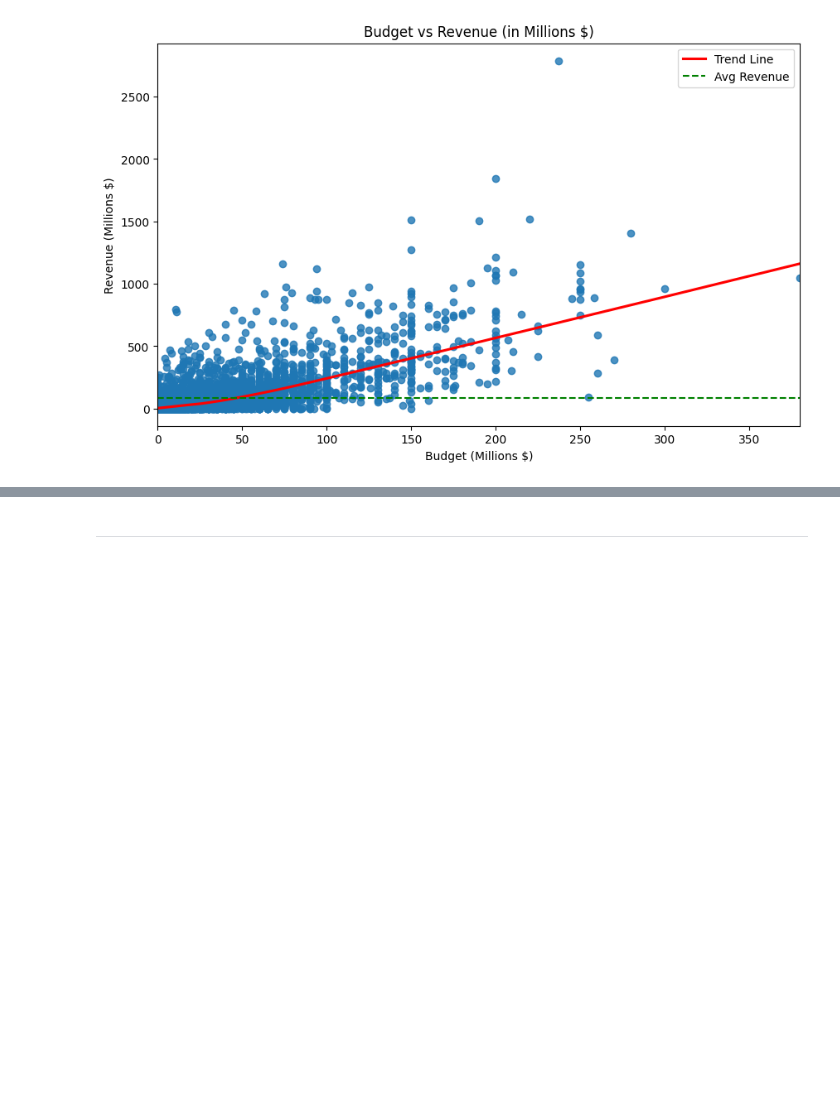
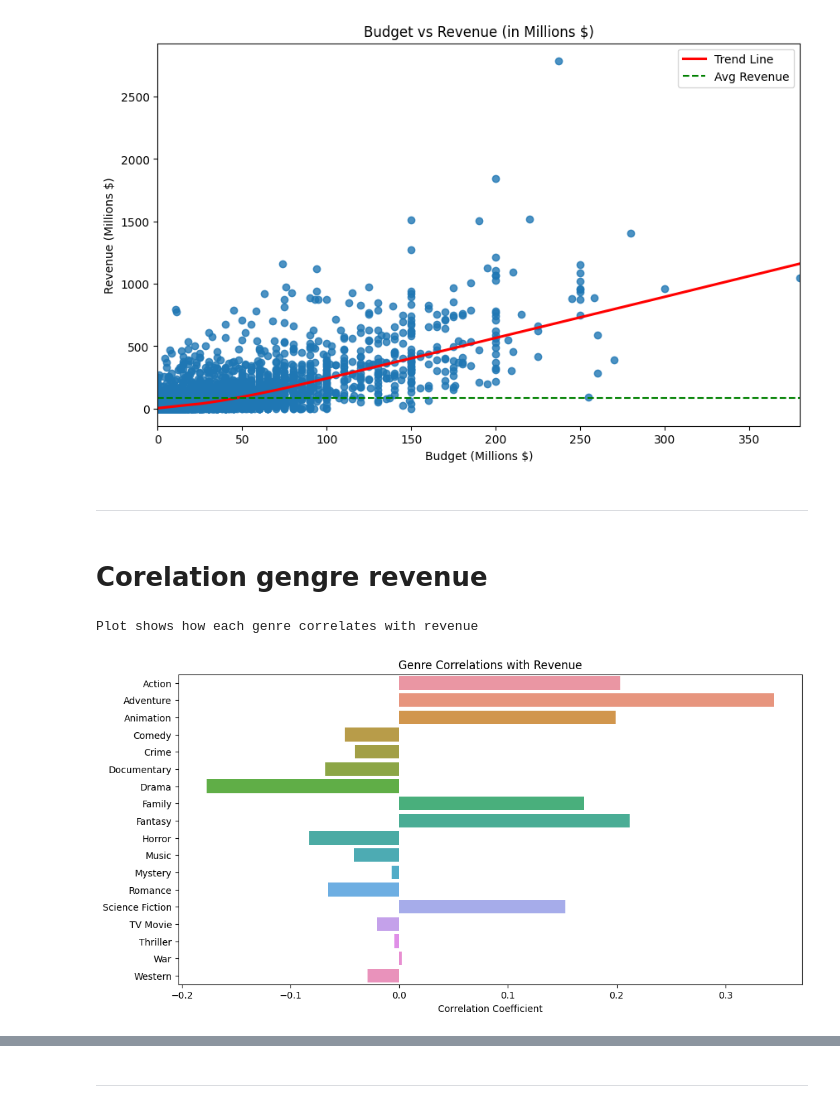
Before and after one commit to Agnieszkalukasiak/Film_Hit_prediction, a Jupyter notebook: jupyter_notebooks/Film_success_study.ipynb, the cells around one changed output, grey strips where cells are left out. Drawn from its saved outputs; the diff is of its cells as text; code cells hidden in the pictures; blank space fills up the shorter version.

Commit message:
correlations explored

```diff
--- a/jupyter_notebooks/Film_success_study.ipynb
+++ b/jupyter_notebooks/Film_success_study.ipynb
@@ -202,3 +208,25 @@ print("Plot shows scatter points, trend line (red), and average revenue line (gr
 # %% [output]
 Plot shows scatter points, trend line (red), and average revenue line (green)
 [figure]
+# %% [markdown]
+---
+# %% [markdown]
+# Corelation gengre revenue
+# %%
+import matplotlib.pyplot as plt
+import seaborn as sns
+
+genre_columns = ['Action', 'Adventure', 'Animation', 'Comedy', 'Crime',
+                'Documentary', 'Drama', 'Family', 'Fantasy', 'Horror',
+                'Music', 'Mystery', 'Romance', 'Science Fiction', 'TV Movie',
+                'Thriller', 'War', 'Western']
+
+plt.figure(figsize=(12, 6))
+genre_correlations = df_movies[genre_columns + ['revenue']].corr()['revenue'][:-1]
+sns.barplot(x=genre_correlations.values, y=genre_correlations.index)
+plt.title('Genre Correlations with Revenue')
+plt.xlabel('Correlation Coefficient')
+print("Plot shows how each genre correlates with revenue")
+# %% [output]
+Plot shows how each genre correlates with revenue
+[figure, added]
```
Also changed, not shown: parts of 7 cells of this notebook, 2 other files.
